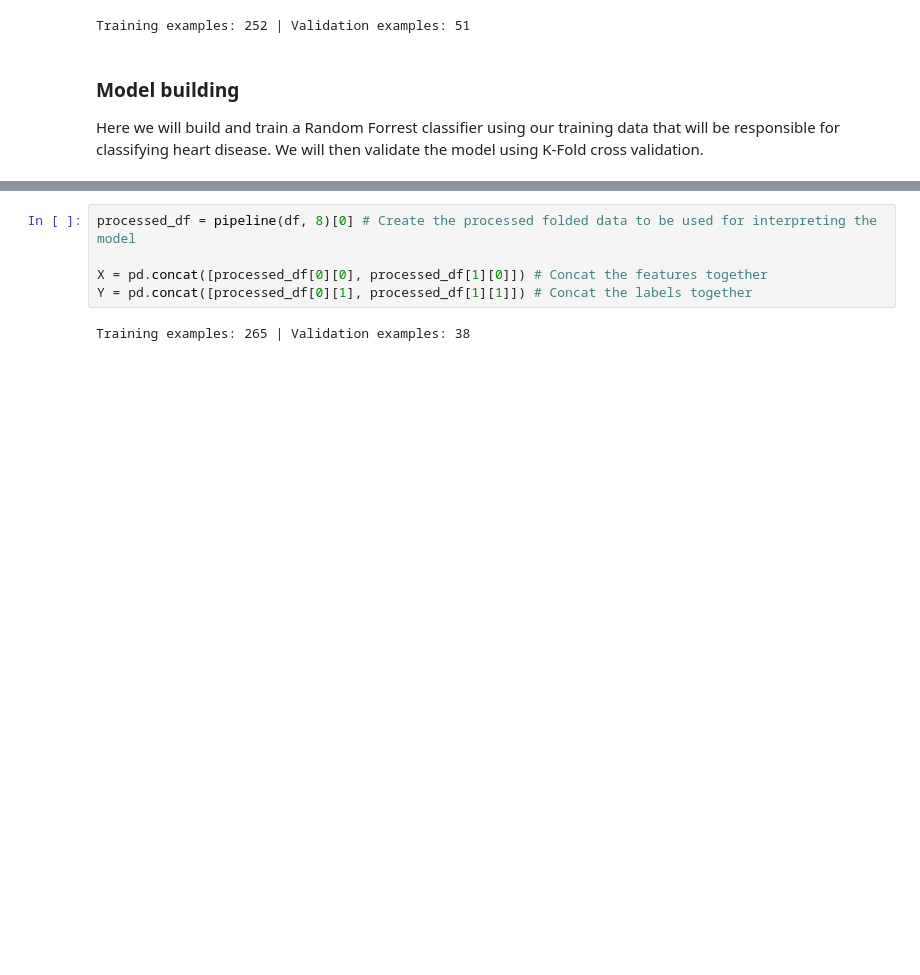
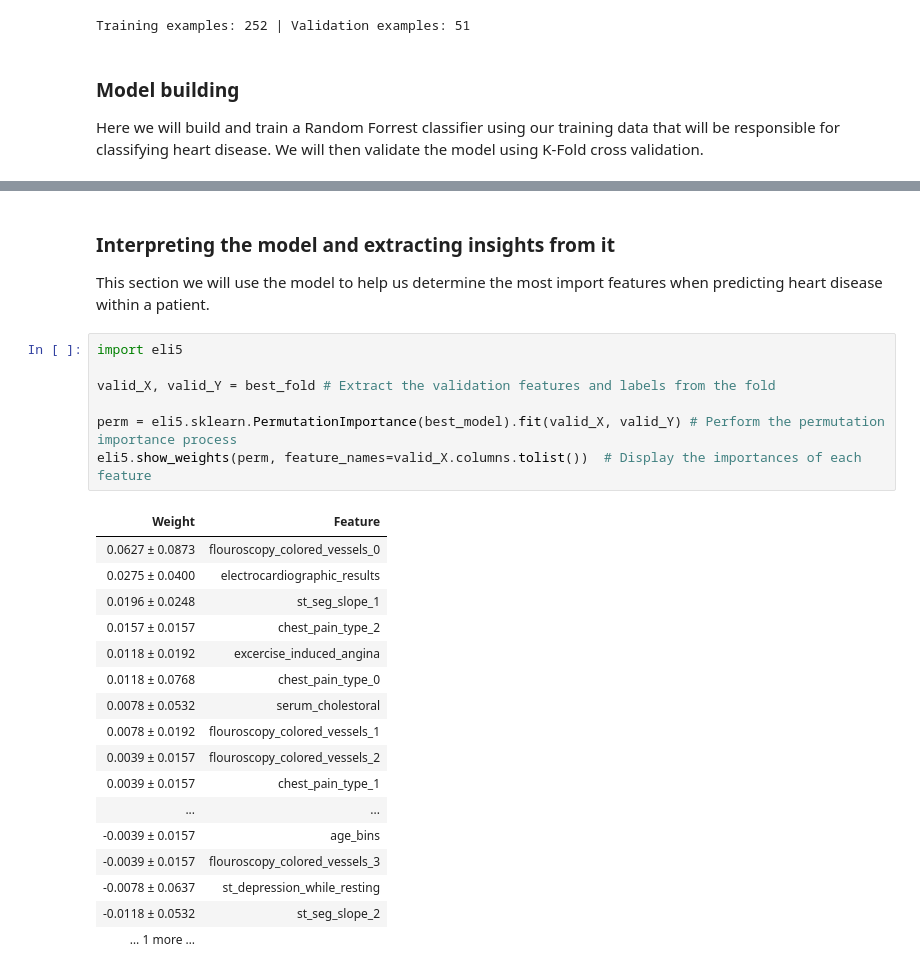
Before and after one commit to BenGOsborn/Heart-Disease-Classification, a Jupyter notebook: heart-disease-analysis.ipynb, the cells around one changed output, grey strips where cells are left out. Cells and saved outputs as stored; diff of their text form; blank space fills up the shorter version.

```diff
--- a/heart-disease-analysis.ipynb
+++ b/heart-disease-analysis.ipynb
@@ -319,7 +322,28 @@ Average score: 0.8450326797385621% accuracy | Best score: 0.9% accuracy
-# %%
-processed_df = pipeline(df, 8)[0] # Create the processed folded data to be used for interpreting the model
-
-X = pd.concat([processed_df[0][0], processed_df[1][0]]) # Concat the features together
-Y = pd.concat([processed_df[0][1], processed_df[1][1]]) # Concat the labels together
-# %% [output]
-Training examples: 265 | Validation examples: 38
+# %% [markdown]
+### Interpreting the model and extracting insights from it
+This section we will use the model to help us determine the most import features when predicting heart disease within a patient.
+# %%
+import eli5
+
+valid_X, valid_Y = best_fold # Extract the validation features and labels from the fold
+
+perm = eli5.sklearn.PermutationImportance(best_model).fit(valid_X, valid_Y) # Perform the permutation importance process
+eli5.show_weights(perm, feature_names=valid_X.columns.tolist())  # Display the importances of each feature
+# %% [output]
+| Weight | Feature |
+| 0.0627 ± 0.0873 | flouroscopy_colored_vessels_0 |
+| 0.0275 ± 0.0400 | electrocardiographic_results |
+| 0.0196 ± 0.0248 | st_seg_slope_1 |
+| 0.0157 ± 0.0157 | chest_pain_type_2 |
+| 0.0118 ± 0.0192 | excercise_induced_angina |
+| 0.0118 ± 0.0768 | chest_pain_type_0 |
+| 0.0078 ± 0.0532 | serum_cholestoral |
+| 0.0078 ± 0.0192 | flouroscopy_colored_vessels_1 |
+| 0.0039 ± 0.0157 | flouroscopy_colored_vessels_2 |
+| 0.0039 ± 0.0157 | chest_pain_type_1 |
+| ... | ... |
+| -0.0039 ± 0.0157 | age_bins |
+| -0.0039 ± 0.0157 | flouroscopy_colored_vessels_3 |
+| -0.0078 ± 0.0637 | st_depression_while_resting |
+| -0.0118 ± 0.0532 | st_seg_slope_2 |
+| … 1 more … |  |
```
Also changed, not shown: parts of 3 cells of this notebook, 1 other file.
